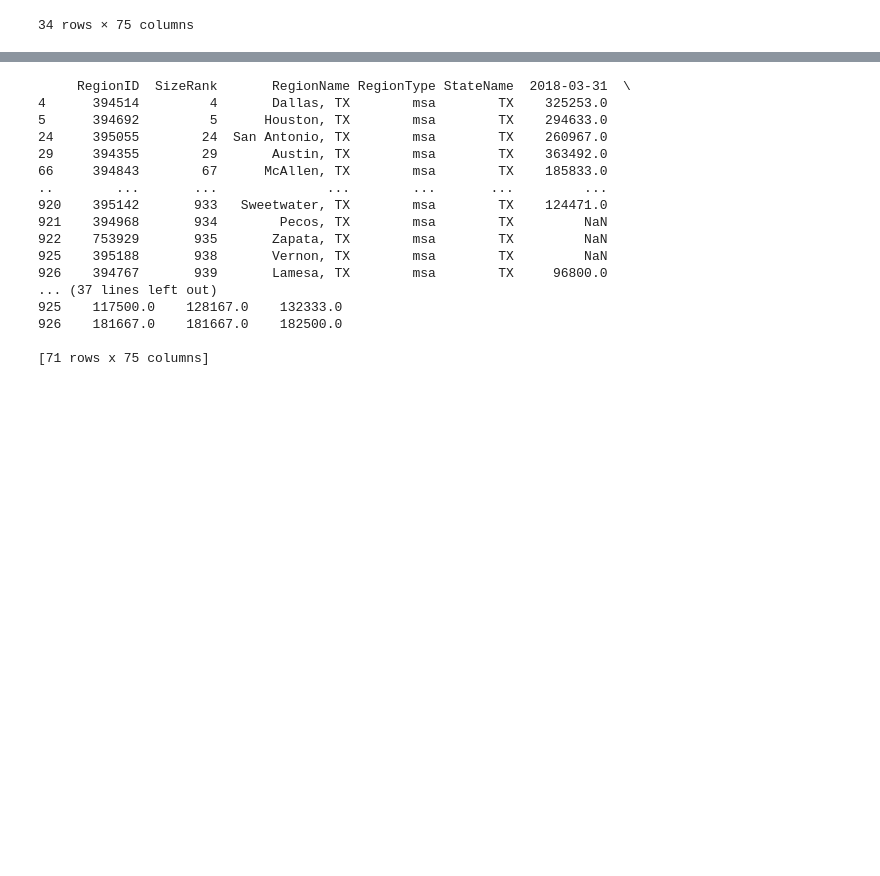
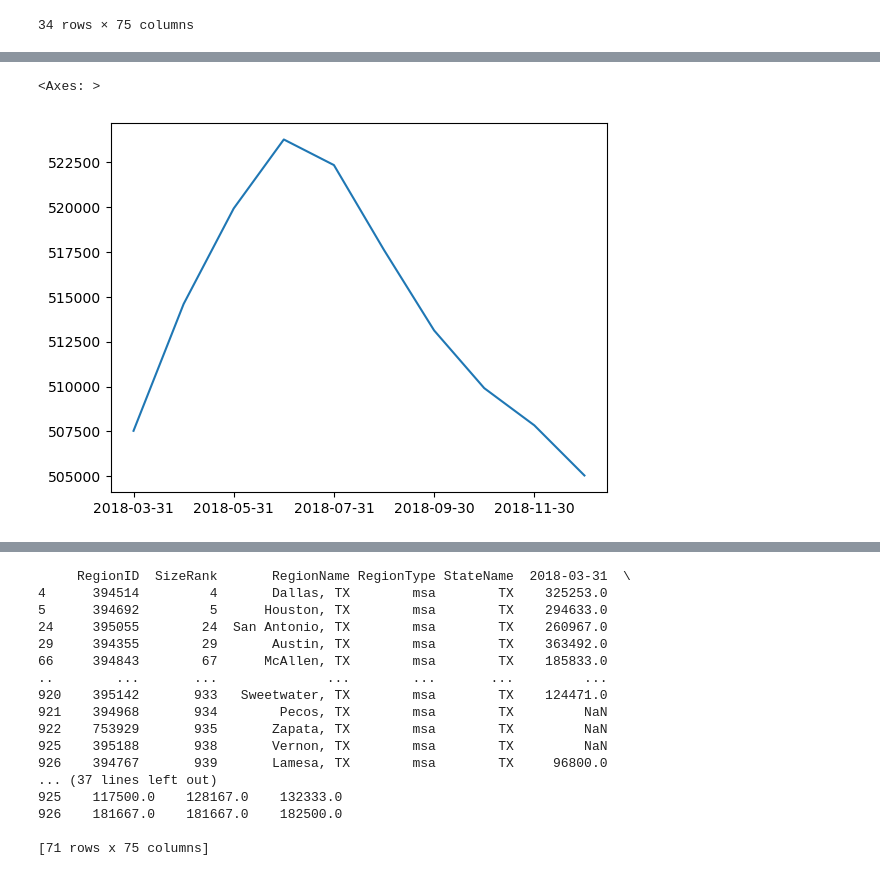
Before and after one commit to JAMayo13240/Data-Analysis-Project-3, a Jupyter notebook: tutor_analysis_mt.ipynb, the cells around one changed output, grey strips where cells are left out. Cells and saved outputs as stored; diff of their text form; code cells hidden in the pictures; blank space fills up the shorter version.

```diff
--- a/tutor_analysis_mt.ipynb
+++ b/tutor_analysis_mt.ipynb
@@ -77,3 +76,7 @@ df_california
 | 784 | 395141 | 793 | Susanville, CA | msa | CA | 236650.0 | 230667.0 | 209943.0 | 206795.0 | ... |
 | 831 | 394508 | 840 | Crescent City, CA | msa | CA | 284917.0 | 290250.0 | 293000.0 | 291167.0 | ... |
 34 rows × 75 columns
+# %%
+selected_columns_ca = [col for col in df_california.columns if any(year in col for year in ['2018'])]
+selected_data_ca_18 = df_california[selected_columns_ca]
+selected_data_ca_18
@@ -79,0 +127,7 @@ df_california
+# %%
+visual = selected_data_ca_18.mean(axis=0)
+# %%
+visual.plot()
+# %% [output]
+<Axes: >
+[figure, added]
```
Also changed, not shown: parts of 5 cells of this notebook, 2 other files.
